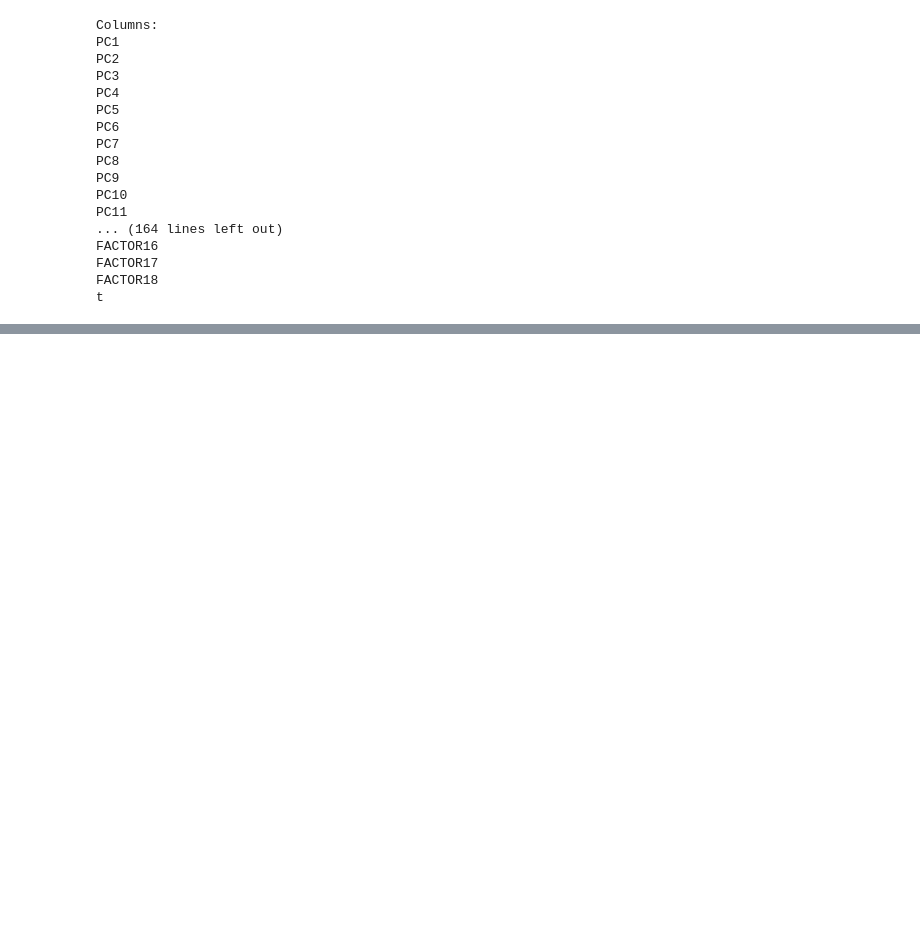
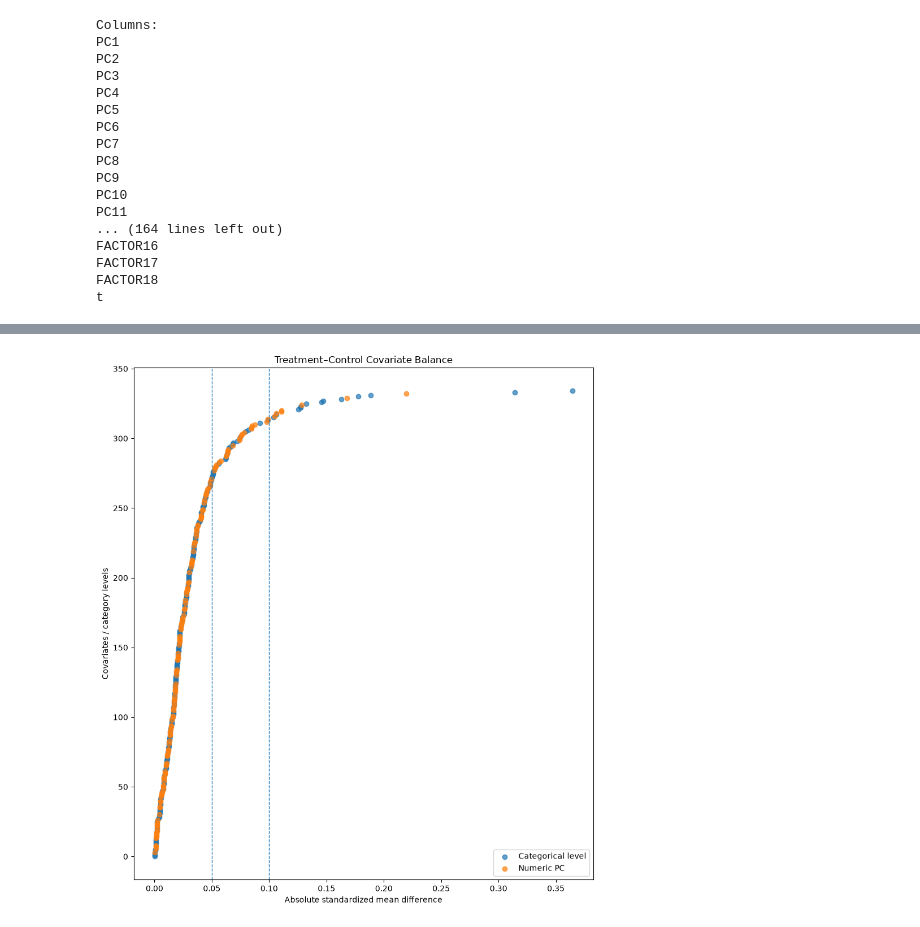
Before and after one commit to ACSanders/beyond-churn, a Jupyter notebook: notebooks/01_data_understanding.ipynb, the cells around one changed output, grey strips where cells are left out. Drawn from its saved outputs; the diff is of its cells as text; code cells hidden in the pictures; blank space fills up the shorter version.

Commit message:
Complete experimental data understanding notebook

```diff
--- a/notebooks/01_data_understanding.ipynb
+++ b/notebooks/01_data_understanding.ipynb
@@ -100,0 +479,12 @@ t
+# %%
+# make a clean feature list with removed constants
+constant_features = unique_counts[unique_counts <= 1].index.tolist()
+
+model_feature_cols = [
+    col for col in feature_cols
+    if col not in constant_features
+]
+
+print("Original predictors:", len(feature_cols))
+print("Constant predictors removed:", constant_features)
+print("Modeling predictors:", len(model_feature_cols))
@@ -100,0 +799,10 @@ t
+# %%
+# add counts next to categories because binary SMDs can be bizarre looking with very sparse categories
+categorical_balance["count_total"] = categorical_balance.apply(
+    lambda row: (
+        df[row["feature"]] == row["level"]
+    ).sum(),
+    axis=1
+)
+
+categorical_balance.head(20)
@@ -100,0 +895,25 @@ t
+# %%
+# combined plot
+# basically tells us: across all measured pretreatment dimensions, how balanced are treatment and control?
+fig, ax = plt.subplots(figsize=(9, 10))
+
+for covariate_type, group in love_data.groupby("type"):
+    ax.scatter(
+        group["abs_smd"],
+        group.index,
+        label=covariate_type,
+        alpha=0.7
+    )
+
+ax.axvline(0.05, linestyle="--", linewidth=1)
+ax.axvline(0.10, linestyle="--", linewidth=1)
+
+ax.set_xlabel("Absolute standardized mean difference")
+ax.set_ylabel("Covariates / category levels")
+ax.set_title("Treatment–Control Covariate Balance")
+ax.legend()
+
+plt.tight_layout()
+plt.show()
+# %% [output]
+[figure, added]
```
Also changed, not shown: parts of 59 cells of this notebook.
